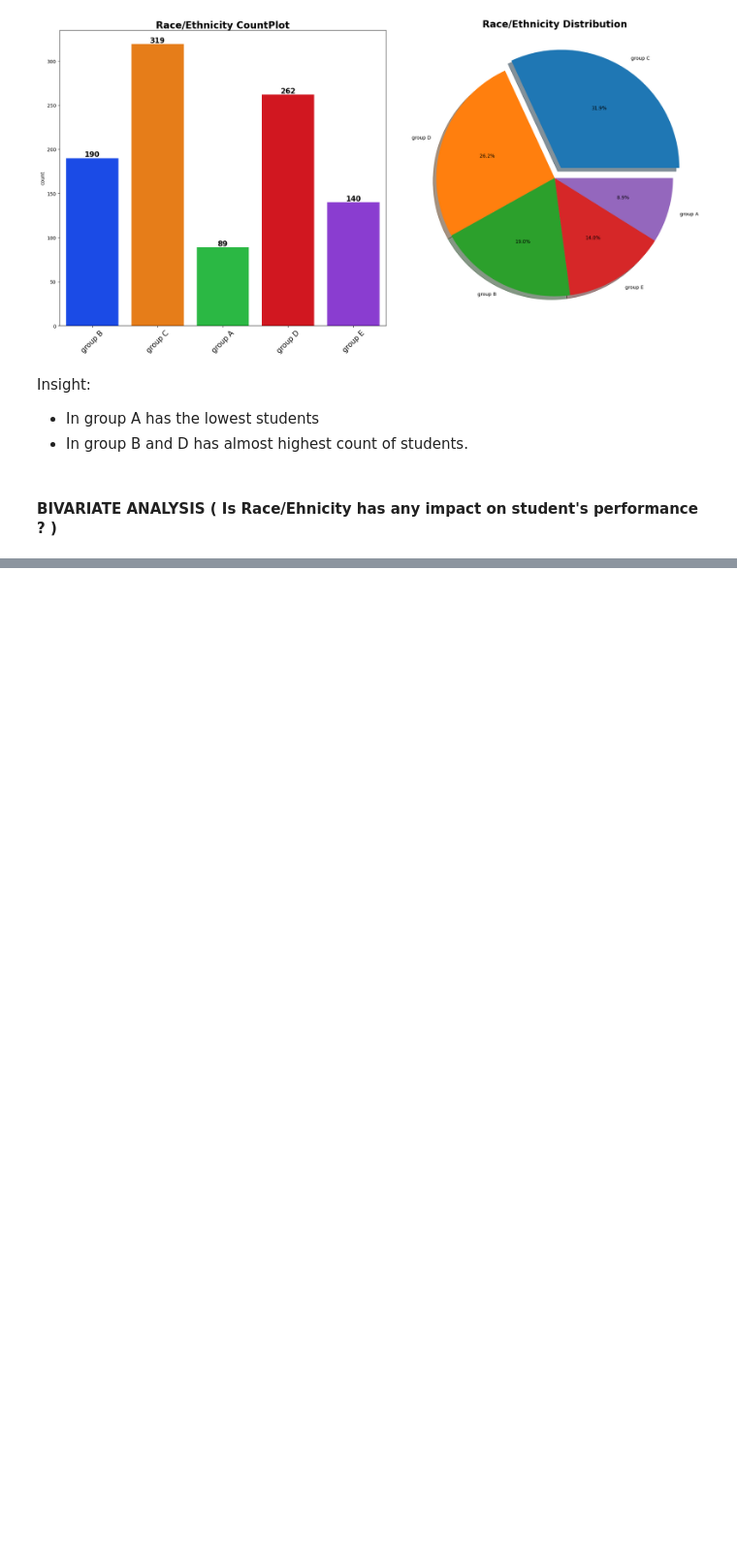
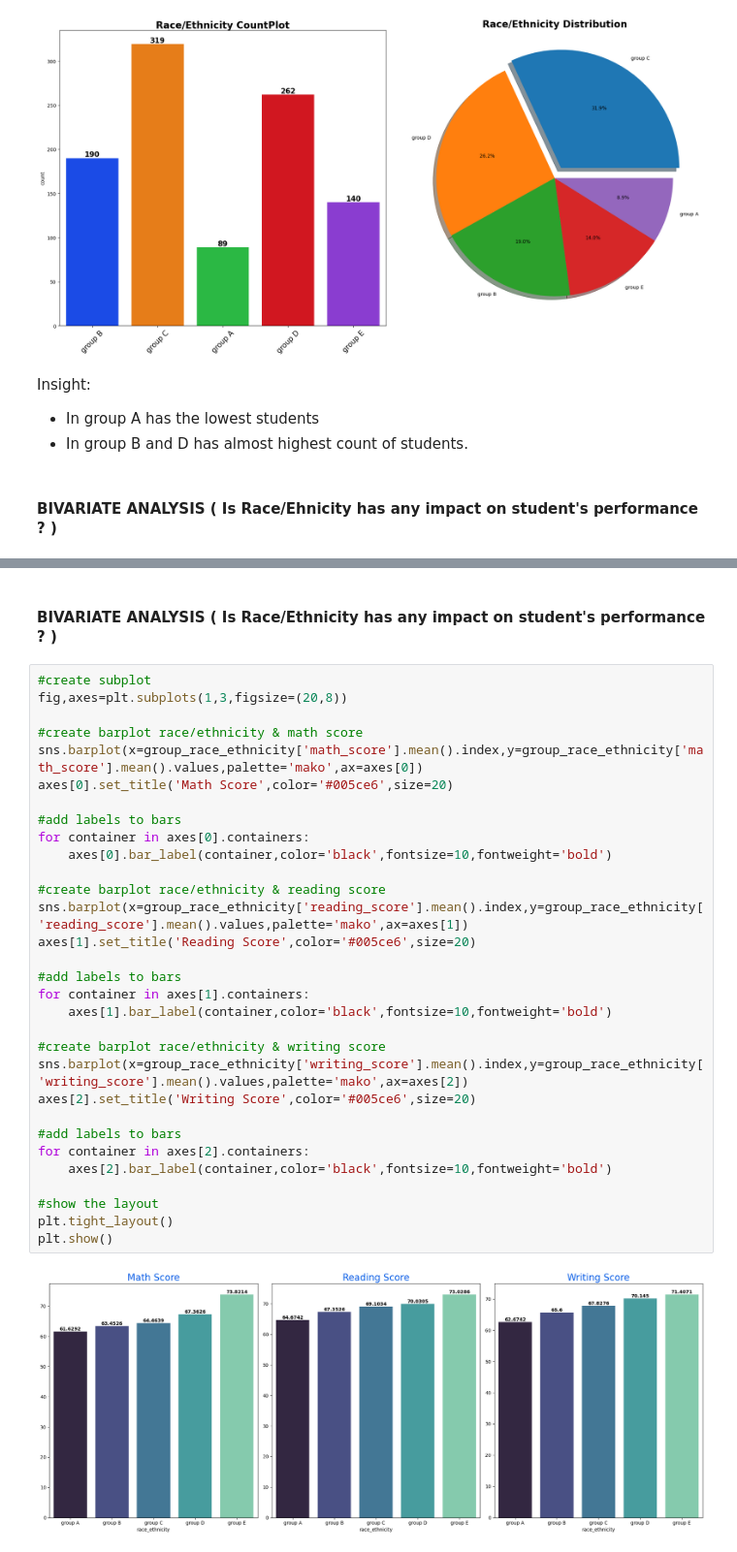
Before and after one commit to RahulHattaragi96/ML_Project_1, a Jupyter notebook: notebook/EDA STUDENT PERFORMANCE.ipynb, the cells around one changed output, grey strips where cells are left out. Shown at 97% size. Cells and saved outputs as stored; diff of their text form; blank space fills up the shorter version.

```diff
--- a/notebook/EDA STUDENT PERFORMANCE.ipynb
+++ b/notebook/EDA STUDENT PERFORMANCE.ipynb
@@ -584,3 +584,38 @@ group_race_ethnicity.head(2)
 | 13 | male | group A | some college | standard | completed | 78 | ... |
 | 32 | female | group E | master's degree | free/reduced | none | 56 | ... |
 | 34 | male | group E | some college | standard | none | 97 | ... |
+# %% [markdown]
+#### BIVARIATE ANALYSIS ( Is Race/Ethnicity has any impact on student's performance ? )
+# %%
+#create subplot
+fig,axes=plt.subplots(1,3,figsize=(20,8))
+
+#create barplot race/ethnicity & math score
+sns.barplot(x=group_race_ethnicity['math_score'].mean().index,y=group_race_ethnicity['math_score'].mean().values,palette='mako',ax=axes[0])
+axes[0].set_title('Math Score',color='#005ce6',size=20)
+
+#add labels to bars
+for container in axes[0].containers:
+    axes[0].bar_label(container,color='black',fontsize=10,fontweight='bold')
+
+#create barplot race/ethnicity & reading score
+sns.barplot(x=group_race_ethnicity['reading_score'].mean().index,y=group_race_ethnicity['reading_score'].mean().values,palette='mako',ax=axes[1])
+axes[1].set_title('Reading Score',color='#005ce6',size=20)
+
+#add labels to bars
+for container in axes[1].containers:
+    axes[1].bar_label(container,color='black',fontsize=10,fontweight='bold')
+
+#create barplot race/ethnicity & writing score
+sns.barplot(x=group_race_ethnicity['writing_score'].mean().index,y=group_race_ethnicity['writing_score'].mean().values,palette='mako',ax=axes[2])
+axes[2].set_title('Writing Score',color='#005ce6',size=20)
+
+#add labels to bars
+for container in axes[2].containers:
+    axes[2].bar_label(container,color='black',fontsize=10,fontweight='bold')
+
+#show the layout
+plt.tight_layout()
+plt.show()
+# %% [output]
+[figure, added]
```
Also changed, not shown: parts of 33 cells of this notebook.
